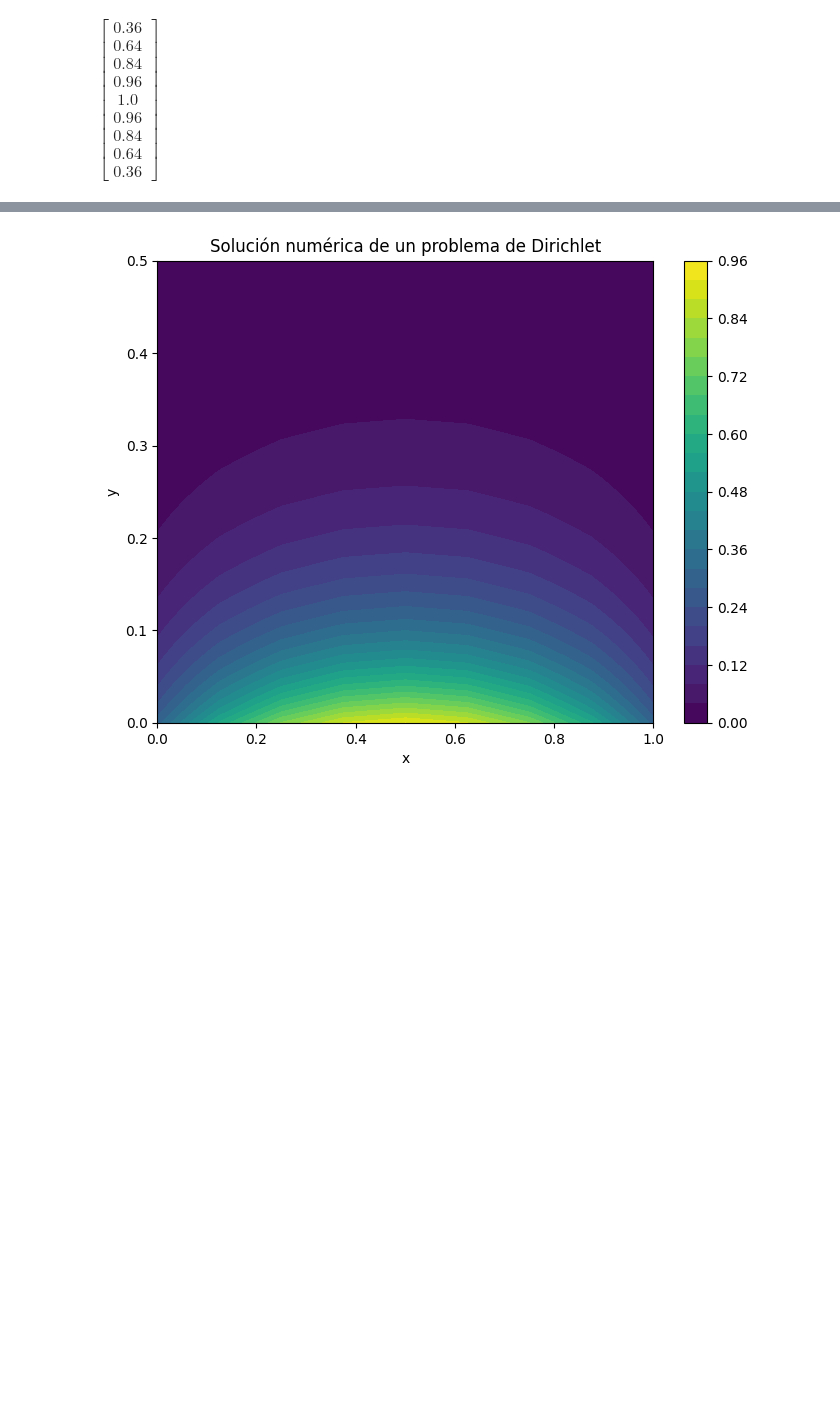
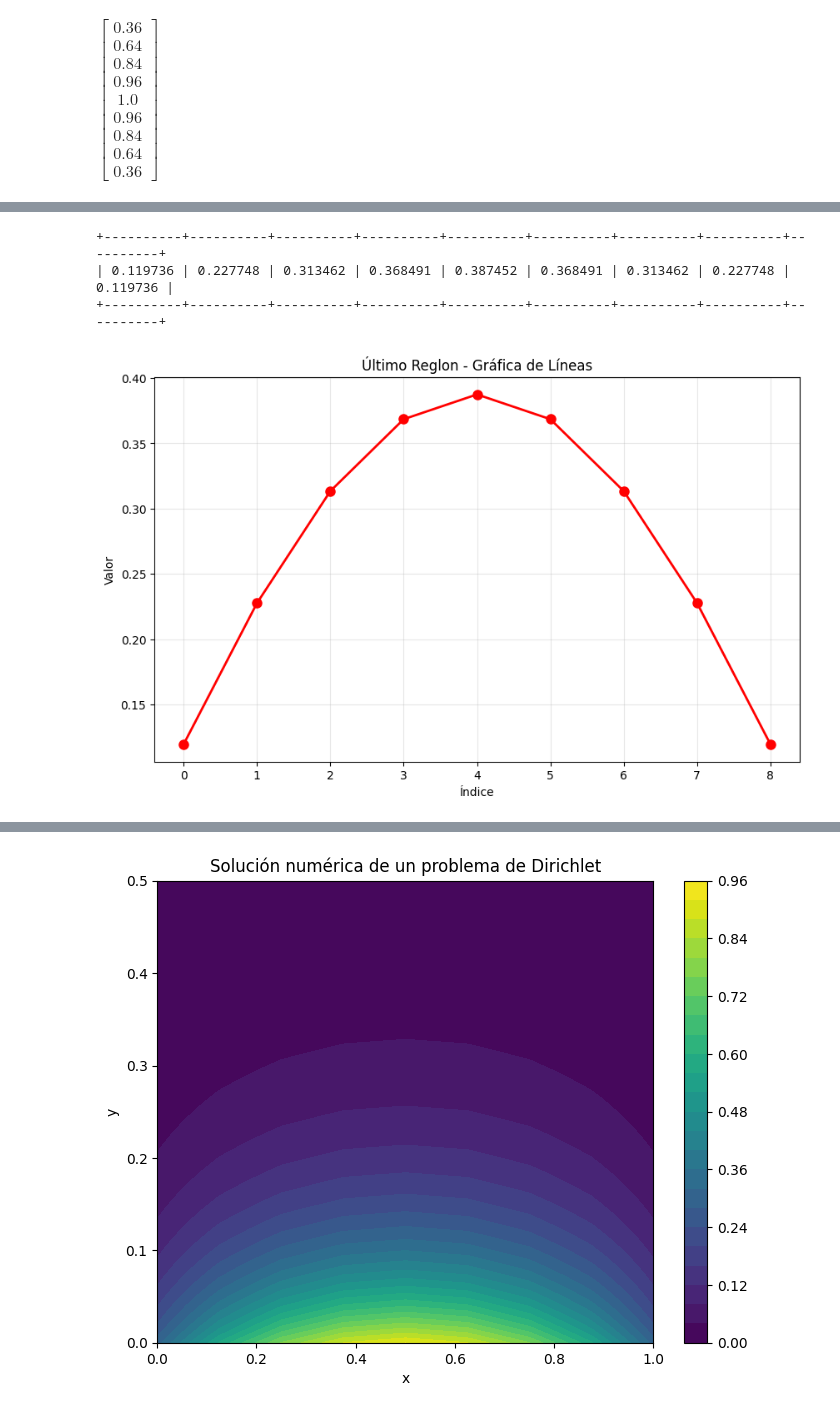
Before and after one commit to PerdomoVergaraFernando/Ecuaciones-Diferenciales-Parciales-2, a Jupyter notebook: Método_de_Crank_Nicolson.ipynb, the cells around one changed output, grey strips where cells are left out. Saved outputs shown, nothing was run; the diff lists cells and outputs as text; code cells hidden in the pictures; blank space fills up the shorter version.

```diff
--- a/Método_de_Crank_Nicolson.ipynb
+++ b/Método_de_Crank_Nicolson.ipynb
@@ -106,3 +106,24 @@ print(tabulate(data, tablefmt = "grid"))
 +----------+----------+----------+----------+----------+----------+----------+----------+----------+
 | 0.119736 | 0.227748 | 0.313462 | 0.368491 | 0.387452 | 0.368491 | 0.313462 | 0.227748 | 0.119736 |
 +----------+----------+----------+----------+----------+----------+----------+----------+----------+
+# %%
+# Mostrar solo la última fila formateada
+print(tabulate([data[-1]], tablefmt="grid"))
+# %% [output]
++----------+----------+----------+----------+----------+----------+----------+----------+----------+
+| 0.119736 | 0.227748 | 0.313462 | 0.368491 | 0.387452 | 0.368491 | 0.313462 | 0.227748 | 0.119736 |
++----------+----------+----------+----------+----------+----------+----------+----------+----------+
+# %%
+# Obtener el último resultado
+ultimo_resultado = data[-1]
+
+# Crear gráfica
+plt.figure(figsize=(10, 6))
+plt.plot(ultimo_resultado, marker='o', linewidth=2, markersize=8, color="red")
+plt.title('Último Reglon - Gráfica de Líneas')
+plt.xlabel('Índice')
+plt.ylabel('Valor')
+plt.grid(True, alpha=0.3)
+plt.show()
+# %% [output]
+[figure, added]
```
Also changed, not shown: parts of 9 cells of this notebook.
